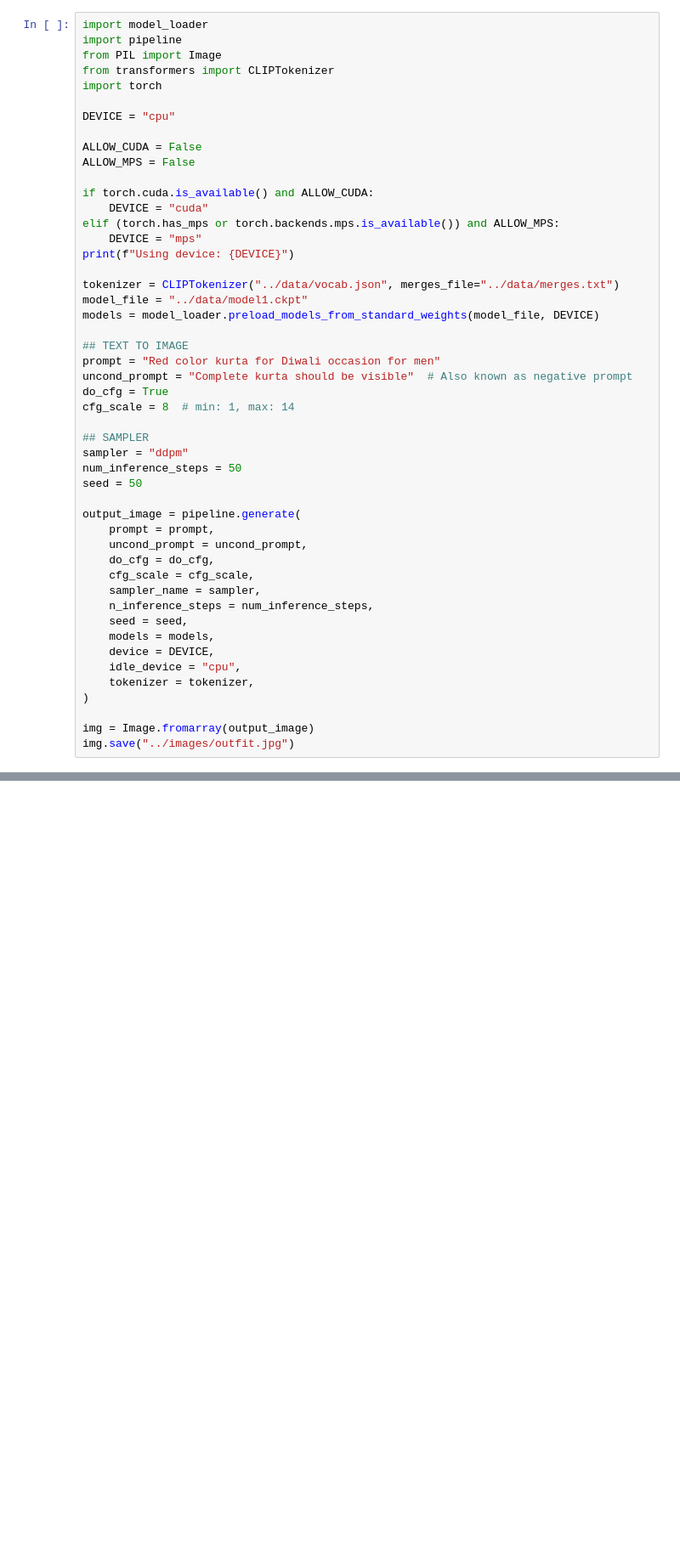
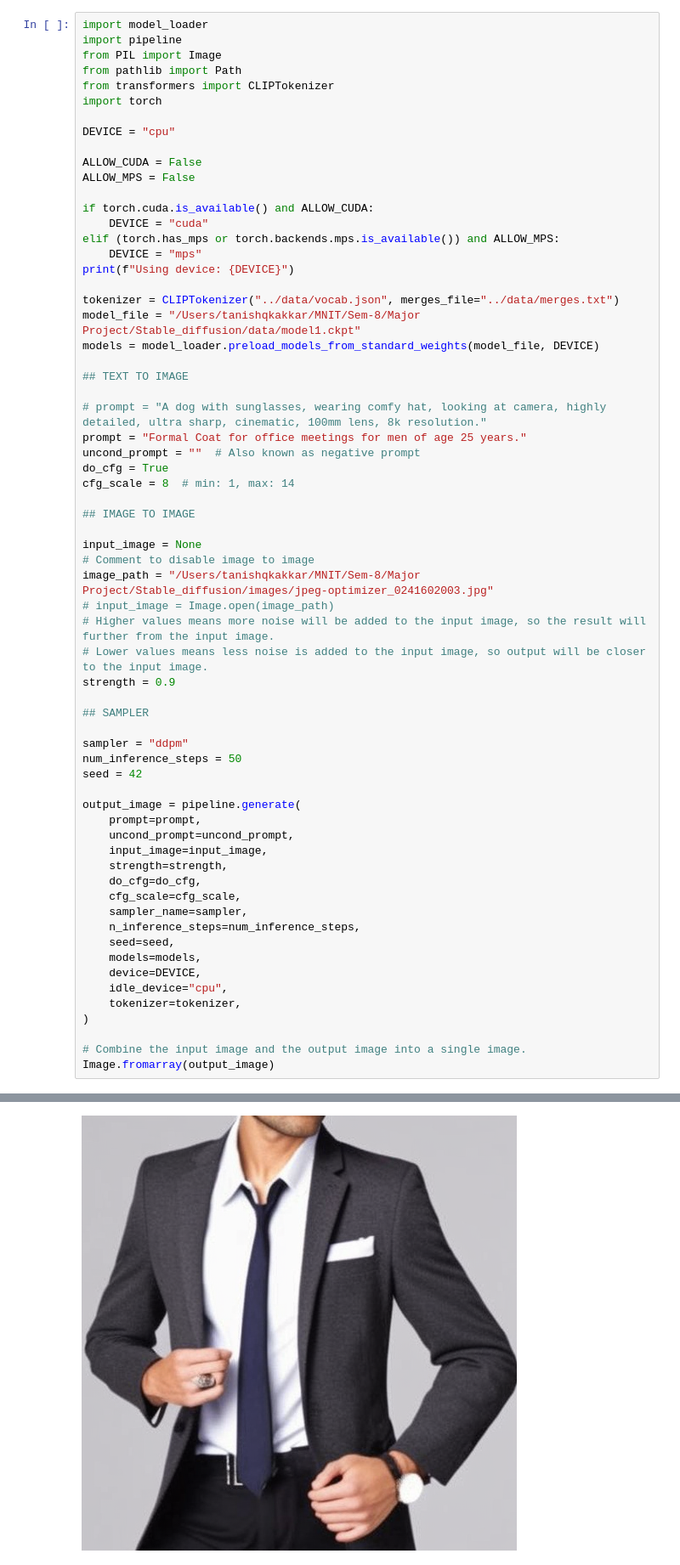
Before and after one commit to tanishq1308/Major-Project, a Jupyter notebook: Stable_diffusion/sd/demo.ipynb, the cells around one changed output, grey strips where cells are left out. Shown at 85% size. Cells and saved outputs as stored; diff of their text form; blank space fills up the shorter version.

Commit message:
use outfit from inventory

```diff
--- a/Stable_diffusion/sd/demo.ipynb
+++ b/Stable_diffusion/sd/demo.ipynb
@@ -2,50 +2,67 @@
 import model_loader
 import pipeline
 from PIL import Image
+from pathlib import Path
 from transformers import CLIPTokenizer
 import torch
 
 DEVICE = "cpu"
 
 ALLOW_CUDA = False
 ALLOW_MPS = False
 
 if torch.cuda.is_available() and ALLOW_CUDA:
     DEVICE = "cuda"
 elif (torch.has_mps or torch.backends.mps.is_available()) and ALLOW_MPS:
     DEVICE = "mps"
 print(f"Using device: {DEVICE}")
 
 tokenizer = CLIPTokenizer("../data/vocab.json", merges_file="../data/merges.txt")
-model_file = "../data/model1.ckpt"
+model_file = "/Users/tanishqkakkar/MNIT/Sem-8/Major Project/Stable_diffusion/data/model1.ckpt"
 models = model_loader.preload_models_from_standard_weights(model_file, DEVICE)
 
 ## TEXT TO IMAGE
-prompt = "Red color kurta for Diwali occasion for men"
-uncond_prompt = "Complete kurta should be visible"  # Also known as negative prompt
+
+# prompt = "A dog with sunglasses, wearing comfy hat, looking at camera, highly detailed, ultra sharp, cinematic, 100mm lens, 8k resolution."
+prompt = "Formal Coat for office meetings for men of age 25 years."
+uncond_prompt = ""  # Also known as negative prompt
 do_cfg = True
 cfg_scale = 8  # min: 1, max: 14
 
+## IMAGE TO IMAGE
+
+input_image = None
+# Comment to disable image to image
+image_path = "/Users/tanishqkakkar/MNIT/Sem-8/Major Project/Stable_diffusion/images/jpeg-optimizer_0241602003.jpg"
+# input_image = Image.open(image_path)
+# Higher values means more noise will be added to the input image, so the result will further from the input image.
+# Lower values means less noise is added to the input image, so output will be closer to the input image.
+strength = 0.9
+
 ## SAMPLER
+
 sampler = "ddpm"
 num_inference_steps = 50
-seed = 50
+seed = 42
 
 output_image = pipeline.generate(
-    prompt = prompt,
-    uncond_prompt = uncond_prompt,
-    do_cfg = do_cfg,
-    cfg_scale = cfg_scale,
-    sampler_name = sampler,
-    n_inference_steps = num_inference_steps,
-    seed = seed,
-    models = models,
-    device = DEVICE,
-    idle_device = "cpu",
-    tokenizer = tokenizer,
+    prompt=prompt,
+    uncond_prompt=uncond_prompt,
+    input_image=input_image,
+    strength=strength,
+    do_cfg=do_cfg,
+    cfg_scale=cfg_scale,
+    sampler_name=sampler,
+    n_inference_steps=num_inference_steps,
+    seed=seed,
+    models=models,
+    device=DEVICE,
+    idle_device="cpu",
+    tokenizer=tokenizer,
 )
 
-img = Image.fromarray(output_image)
-img.save("../images/outfit.jpg")
+# Combine the input image and the output image into a single image.
+Image.fromarray(output_image)
 # %% [output]
 Using device: cpu
+[figure, added]
```
Also changed, not shown: 9 other files.
